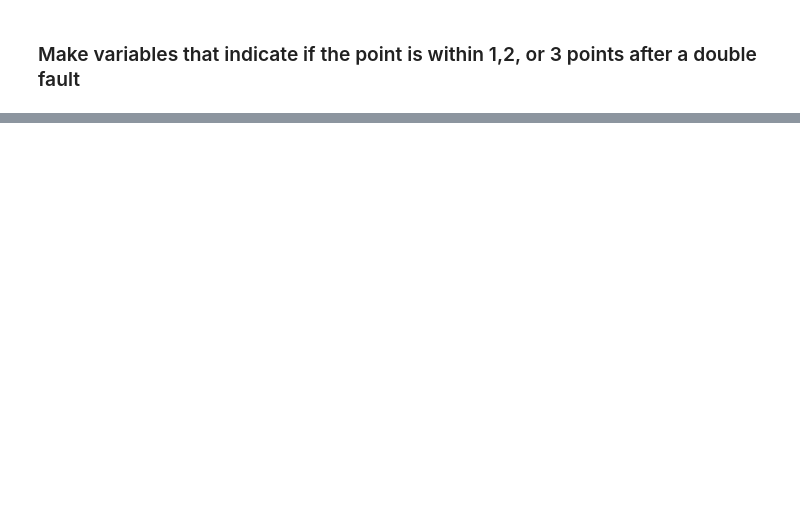
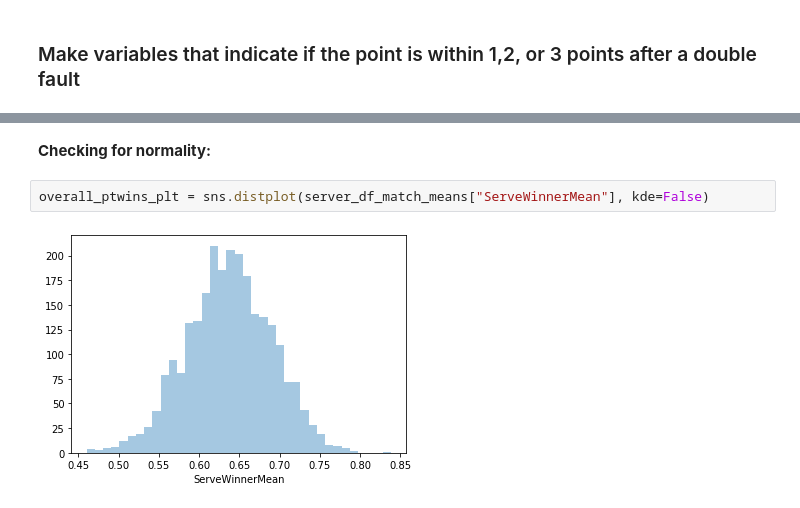
Before and after one commit to jbm4/TennisPlayerAnalysis, a Jupyter notebook: PointChartingStats.ipynb, the cells around one changed output, grey strips where cells are left out. Drawn from its saved outputs; the diff is of its cells as text; blank space fills up the shorter version.

```diff
--- a/PointChartingStats.ipynb
+++ b/PointChartingStats.ipynb
@@ -163,0 +347,6 @@ TODO: maybe I should separate the after doubles by player 1 and 2?
+# %% [markdown]
+**Checking for normality:**
+# %%
+overall_ptwins_plt = sns.distplot(server_df_match_means["ServeWinnerMean"], kde=False)
+# %% [output]
+[figure, added]
```
Also changed, not shown: parts of 83 cells of this notebook, 1 other file.
